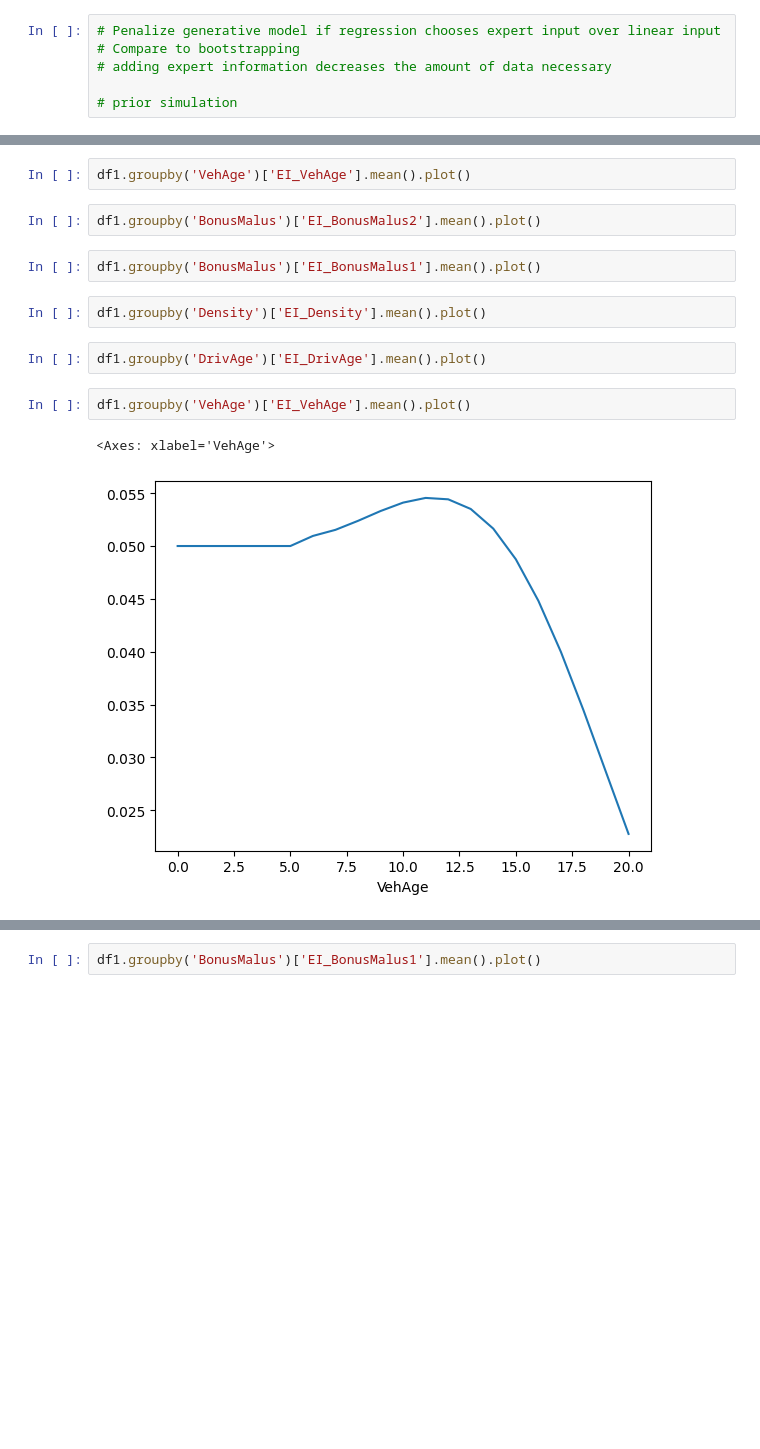
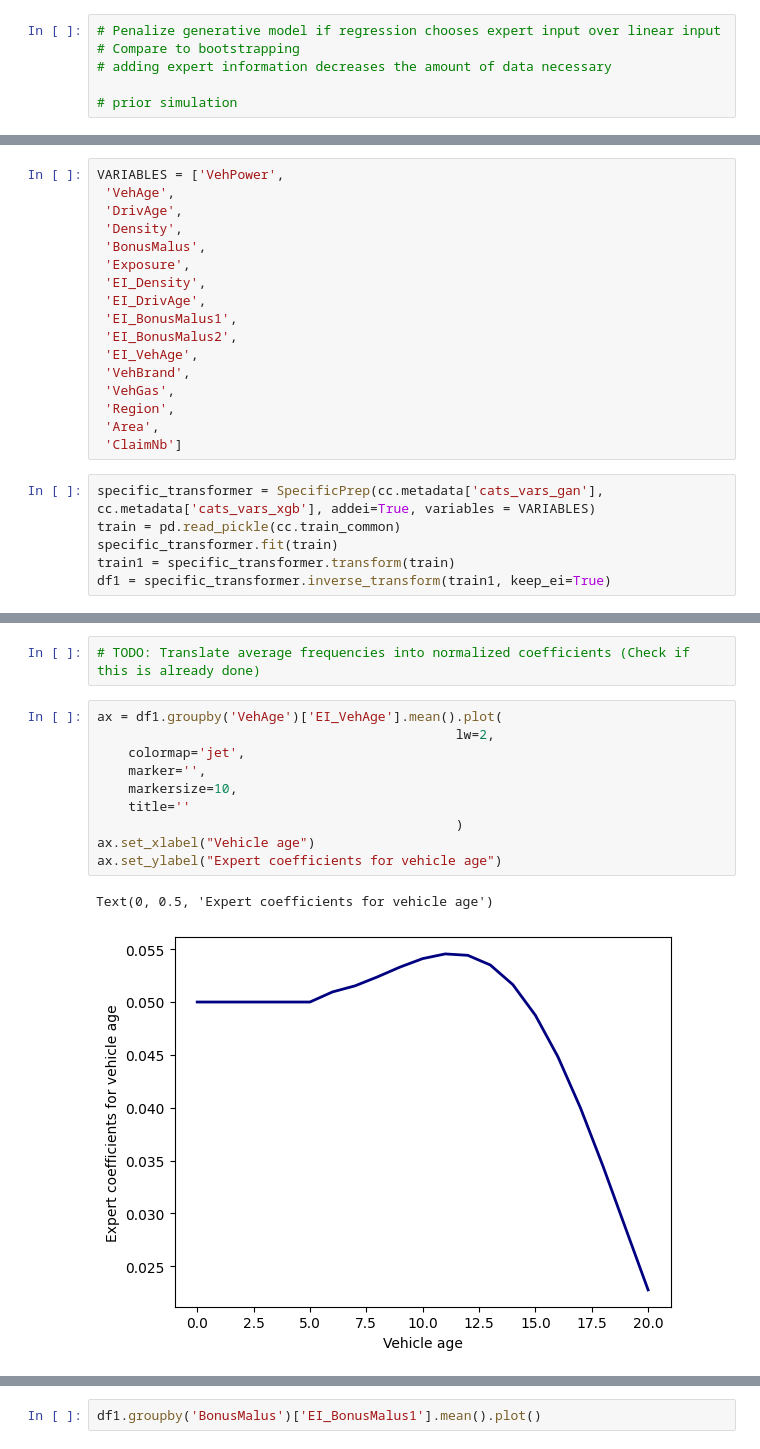
Before and after one commit to AfairiJJ/thesis, a Jupyter notebook: _1_3_Implement_Expert_Input.ipynb, the cells around one changed output, grey strips where cells are left out. Saved outputs shown, nothing was run; the diff lists cells and outputs as text; blank space fills up the shorter version.

```diff
--- a/_1_3_Implement_Expert_Input.ipynb
+++ b/_1_3_Implement_Expert_Input.ipynb
@@ -51 +45,24 @@ df1 = specific_transformer.inverse_transform(train, keep_ei = True)
+# %%
+VARIABLES = ['VehPower',
+ 'VehAge',
+ 'DrivAge',
+ 'Density',
+ 'BonusMalus',
+ 'Exposure',
+ 'EI_Density',
+ 'EI_DrivAge',
+ 'EI_BonusMalus1',
+ 'EI_BonusMalus2',
+ 'EI_VehAge',
+ 'VehBrand',
+ 'VehGas',
+ 'Region',
+ 'Area',
+ 'ClaimNb']
+# %%
+specific_transformer = SpecificPrep(cc.metadata['cats_vars_gan'], cc.metadata['cats_vars_xgb'], addei=True, variables = VARIABLES)
+train = pd.read_pickle(cc.train_common)
+specific_transformer.fit(train)
+train1 = specific_transformer.transform(train)
+df1 = specific_transformer.inverse_transform(train1, keep_ei=True)
 # %%
@@ -53,15 +78,15 @@ df1.columns
-# %%
-df1.groupby('VehAge')['EI_VehAge'].mean().plot()
-# %%
-df1.groupby('BonusMalus')['EI_BonusMalus2'].mean().plot()
-# %%
-df1.groupby('BonusMalus')['EI_BonusMalus1'].mean().plot()
-# %%
-df1.groupby('Density')['EI_Density'].mean().plot()
-# %%
-df1.groupby('DrivAge')['EI_DrivAge'].mean().plot()
-# %%
-df1.groupby('VehAge')['EI_VehAge'].mean().plot()
-# %% [output]
-<Axes: xlabel='VehAge'>
-[figure, removed]
+# %%
+# TODO: Translate average frequencies into normalized coefficients (Check if this is already done)
+# %%
+ax = df1.groupby('VehAge')['EI_VehAge'].mean().plot(
+                                              lw=2,
+    colormap='jet',
+    marker='',
+    markersize=10,
+    title=''
+                                              )
+ax.set_xlabel("Vehicle age")
+ax.set_ylabel("Expert coefficients for vehicle age")
+# %% [output]
+Text(0, 0.5, 'Expert coefficients for vehicle age')
+[figure, added]
```
Also changed, not shown: parts of 6 cells of this notebook, 42 other files.
